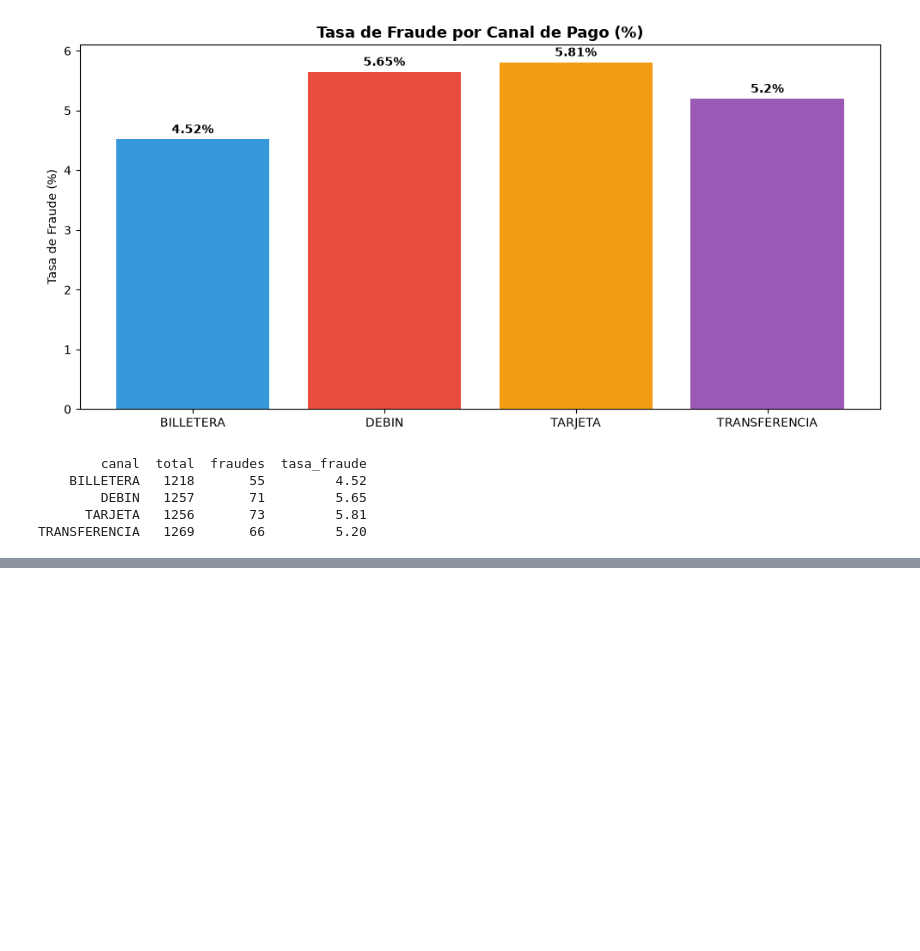
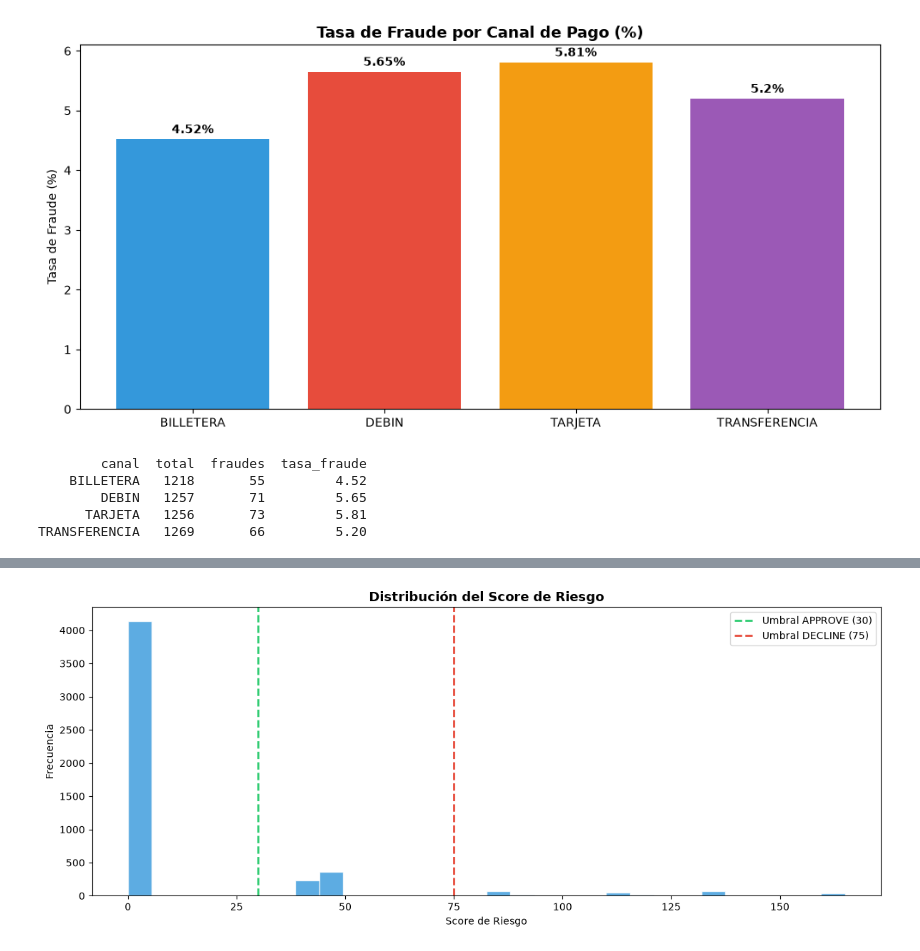
Before and after one commit to gustiga133/icbc-fraude-prevencion, a Jupyter notebook: notebooks/01_EDA_fraude.ipynb, the cells around one changed output, grey strips where cells are left out. Cells and saved outputs as stored; diff of their text form; code cells hidden in the pictures; blank space fills up the shorter version.

```diff
--- a/notebooks/01_EDA_fraude.ipynb
+++ b/notebooks/01_EDA_fraude.ipynb
@@ -201,0 +291,14 @@ TRANSFERENCIA   1269       66         5.20
+# %%
+fig, ax = plt.subplots(figsize=(12, 5))
+ax.hist(tx['score_riesgo'].dropna(), bins=30, color='#3498db', edgecolor='white', alpha=0.8)
+ax.axvline(x=30, color='#2ecc71', linestyle='--', linewidth=2, label='Umbral APPROVE (30)')
+ax.axvline(x=75, color='#e74c3c', linestyle='--', linewidth=2, label='Umbral DECLINE (75)')
+ax.set_title('Distribución del Score de Riesgo', fontsize=13, fontweight='bold')
+ax.set_xlabel('Score de Riesgo')
+ax.set_ylabel('Frecuencia')
+ax.legend()
+plt.tight_layout()
+plt.savefig('../docs/distribucion_score.png', dpi=150, bbox_inches='tight')
+plt.show()
+# %% [output]
+[figure, added]
```
Also changed, not shown: parts of 15 cells of this notebook.
